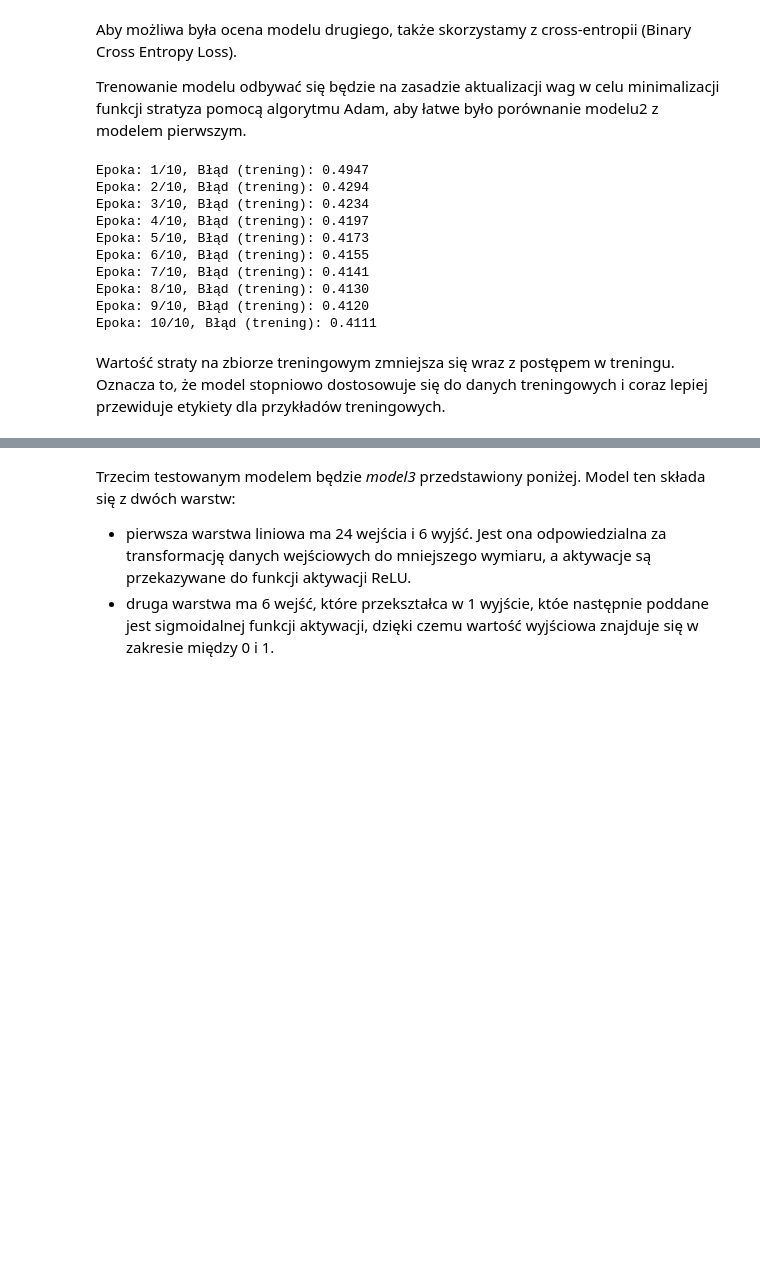
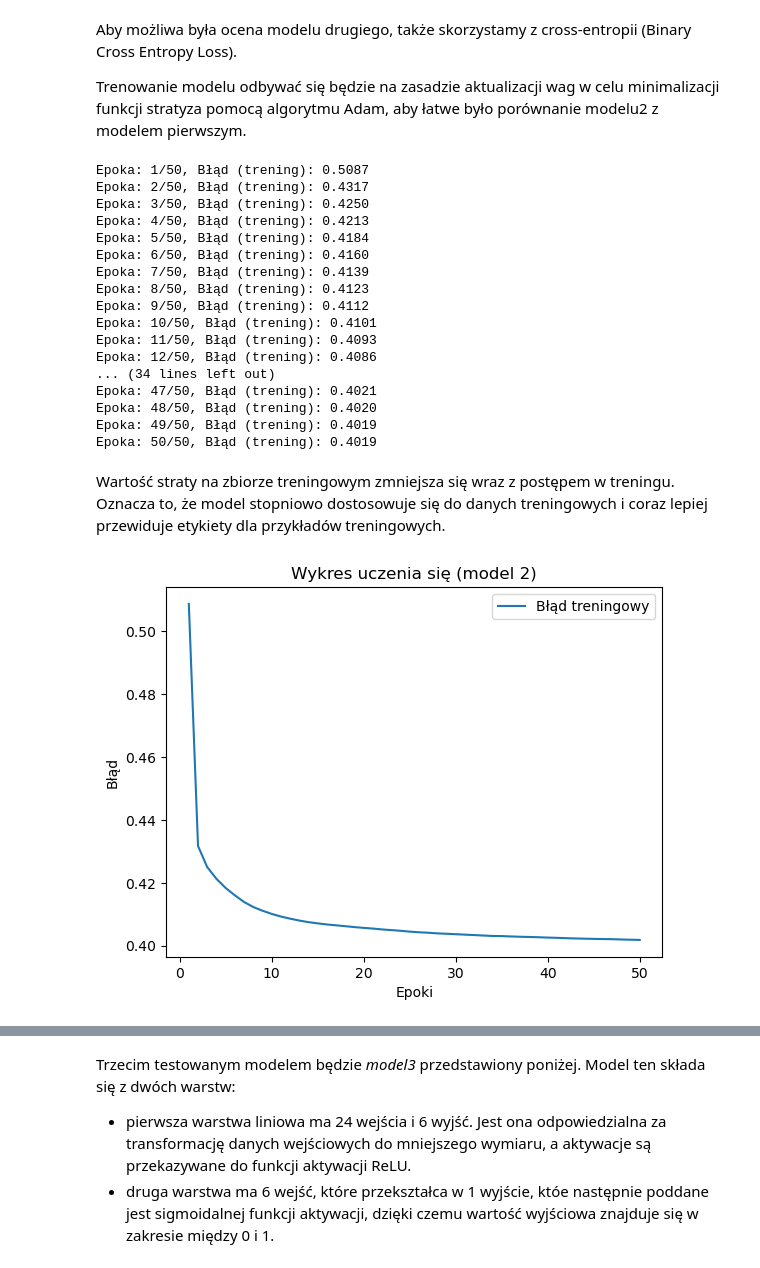
Before and after one commit to GWeronika/MachineLearningProjectSI, a Jupyter notebook: SI_project_smoking.ipynb, the cells around one changed output, grey strips where cells are left out. Drawn from its saved outputs; the diff is of its cells as text; code cells hidden in the pictures; blank space fills up the shorter version.

Commit message:
Models trained in 50 epochs

```diff
--- a/SI_project_smoking.ipynb
+++ b/SI_project_smoking.ipynb
@@ -387,7 +395,7 @@ W trakcie treningu modelu sieci neuronowej, przeprowadzonych zostanie 10 epok. K
 Każda minigrupa jest przekazywana do modelu, a następnie obliczona jest wartość funkcji straty między wartościami rzeczywistymi i przewidywanymi. Wykonywana jest także wsteczna propagacja, która służy obliczeniu gradientów funkcji straty.
 # %%
 import matplotlib.pyplot as plt
-epochs = 10
+epochs = 50
 train_losses = []
 
 for epoch in range(epochs):
@@ -674,24 +700,16 @@ optimizer = optim.Adam(model_weight.parameters(), lr=0.001)
 # %%
-# train_losses = []
-
-# for epoch in range(epochs):
-#     model_weight.train()
-#     train_loss = 0.0
-#     for inputs, labels in train_dataloader_weight:
-#         optimizer.zero_grad()
-#         outputs = model_weight(inputs)
-
-#         target_labels = labels.float().view(-1)
-#         outputs = outputs.view(-1)
-
-#         print(outputs.size())
-#         print(target_labels.size())
-
-#         loss = criterion_w(outputs, target_labels)
+epochs = 2
+for epoch in range(epochs):
+    model_weight.train()
+    train_loss = 0.0
+    for inputs, labels in train_dataloader_weight:
+        optimizer.zero_grad()
+        outputs = model_weight(inputs)
+        labels = labels.unsqueeze(1)
+#         loss = criterion_w(outputs, labels)
 #         loss.backward()
-#         optimizer.step()
+        optimizer.step()
 #         train_loss += loss.item() * inputs.size(0)
 
 #     train_loss /= len(train_dataloader_weight.dataset)
-#     train_losses.append(train_loss)
-#     print(f'Epoka: {epoch+1}/{epochs}, Błąd (trening): {train_loss:.4f}')
+    print(f'Epoka: {epoch+1}/{epochs}, Strata (trening): {train_loss:.4f}')
@@ -754,6 +744,9 @@ Trenowanie modelu odbywać się będzie na zasadzie aktualizacji wag w celu mini
 criterion = nn.BCELoss()
 optimizer = optim.Adam(model2.parameters(), lr=0.001)
 # %%
+epochs = 50
+train_losses = []
+
 for epoch in range(epochs):
     model2.train()
     train_loss = 0.0
@@ -766,20 +759,37 @@ for epoch in range(epochs):
         train_loss += loss.item() * inputs.size(0)
 
     train_loss /= len(train_dataloader_un.dataset)
+    train_losses.append(train_loss)
     print(f'Epoka: {epoch+1}/{epochs}, Błąd (trening): {train_loss:.4f}')
 # %% [output]
-Epoka: 1/10, Błąd (trening): 0.4947
-Epoka: 2/10, Błąd (trening): 0.4294
-Epoka: 3/10, Błąd (trening): 0.4234
-Epoka: 4/10, Błąd (trening): 0.4197
-Epoka: 5/10, Błąd (trening): 0.4173
-Epoka: 6/10, Błąd (trening): 0.4155
-Epoka: 7/10, Błąd (trening): 0.4141
-Epoka: 8/10, Błąd (trening): 0.4130
-Epoka: 9/10, Błąd (trening): 0.4120
-Epoka: 10/10, Błąd (trening): 0.4111
+Epoka: 1/50, Błąd (trening): 0.5087
+Epoka: 2/50, Błąd (trening): 0.4317
+Epoka: 3/50, Błąd (trening): 0.4250
+Epoka: 4/50, Błąd (trening): 0.4213
+Epoka: 5/50, Błąd (trening): 0.4184
+Epoka: 6/50, Błąd (trening): 0.4160
+Epoka: 7/50, Błąd (trening): 0.4139
+Epoka: 8/50, Błąd (trening): 0.4123
+Epoka: 9/50, Błąd (trening): 0.4112
+Epoka: 10/50, Błąd (trening): 0.4101
+Epoka: 11/50, Błąd (trening): 0.4093
+Epoka: 12/50, Błąd (trening): 0.4086
+... (34 lines left out)
+Epoka: 47/50, Błąd (trening): 0.4021
+Epoka: 48/50, Błąd (trening): 0.4020
+Epoka: 49/50, Błąd (trening): 0.4019
+Epoka: 50/50, Błąd (trening): 0.4019
 # %% [markdown]
 Wartość straty na zbiorze treningowym zmniejsza się wraz z postępem w treningu. Oznacza to, że model stopniowo dostosowuje się do danych treningowych i coraz lepiej przewiduje etykiety dla przykładów treningowych.
+# %%
+plt.plot(range(1, epochs+1), train_losses, label='Błąd treningowy')
+plt.xlabel('Epoki')
+plt.ylabel('Błąd')
+plt.title('Wykres uczenia się (model 2)')
+plt.legend()
+plt.show()
+# %% [output]
+[figure, added]
 # %%
 model2.eval()
 test_loss = 0.0
```
Also changed, not shown: parts of 37 cells of this notebook.
